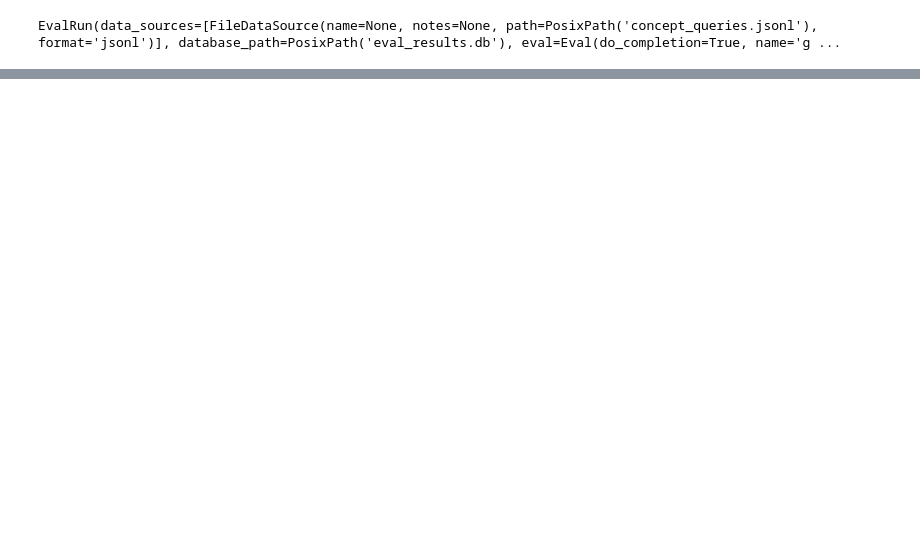
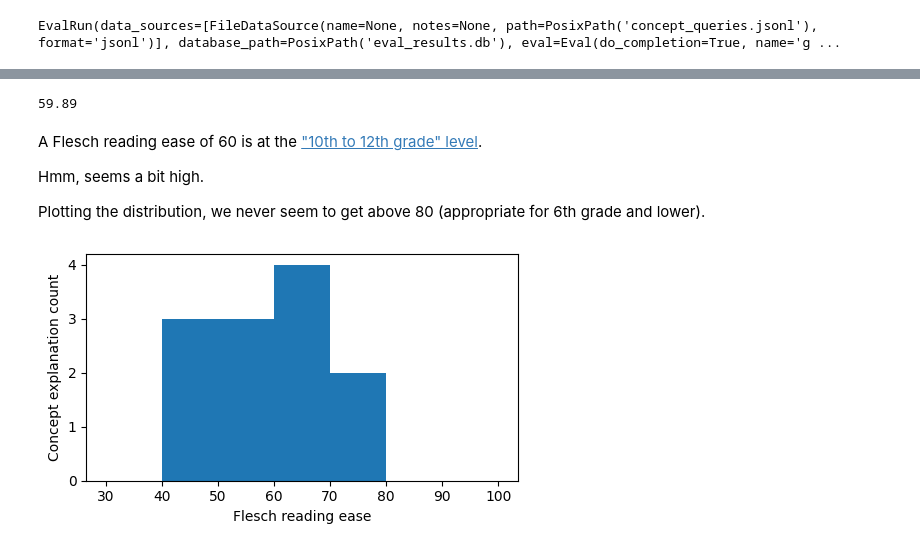
Before and after one commit to DigitalHarborFoundation/FlexEval, a Jupyter notebook: vignettes/metric_analysis.ipynb, the cells around one changed output, grey strips where cells are left out. Saved outputs shown, nothing was run; the diff lists cells and outputs as text; code cells hidden in the pictures; blank space fills up the shorter version.

Commit message:
Update Metric Analysis vignette

```diff
--- a/vignettes/metric_analysis.ipynb
+++ b/vignettes/metric_analysis.ipynb
@@ -172,6 +230,4 @@ from flexeval.metrics import access as metric_access
 # %%
-for metric in metric_access.get_all_metrics():
-    print(
-        f"{metric['thread']} {metric['turn']} {metric['metric_name']} {metric['metric_value']}"
-    )
+df = pd.DataFrame(metric_access.get_all_metrics())
+df.head(n=3)
 # %% [output]
@@ -194,0 +275,25 @@ for metric in metric_access.get_all_metrics():
+# %%
+flesch_reading_ease = df[df.metric_name == "flesch_reading_ease"]
+print(f"{flesch_reading_ease.metric_value.mean():.2f}")
+# %% [output]
+59.89
+# %% [markdown]
+A Flesch reading ease of 60 is at the ["10th to 12th grade" level](https://pages.stern.nyu.edu/wstarbuc/Writing/Flesch.htm).
+
+Hmm, seems a bit high.
+
+Plotting the distribution, we never seem to get above 80 (appropriate for 6th grade and lower).
+# %%
+import numpy as np
+import matplotlib.pyplot as plt
+
+fig, ax = plt.subplots(1, 1, figsize=(5, 3))
+
+ax.hist(flesch_reading_ease.metric_value, bins=np.arange(30, 110, 10))
+ax.set_xlabel("Flesch reading ease")
+ax.set_ylabel("Concept explanation count")
+
+fig.tight_layout()
+plt.show()
+# %% [output]
+[figure, added]
```
Also changed, not shown: parts of 38 cells of this notebook, 6 other files.
